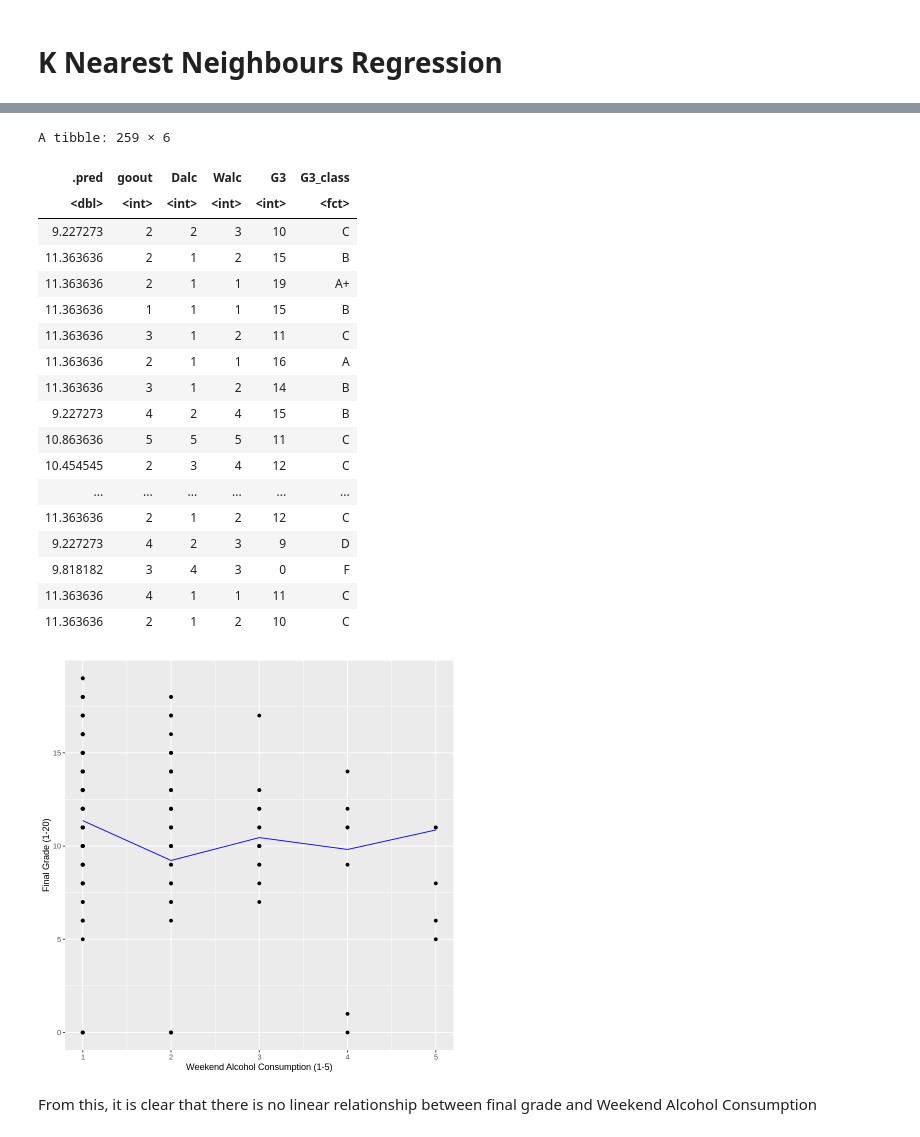
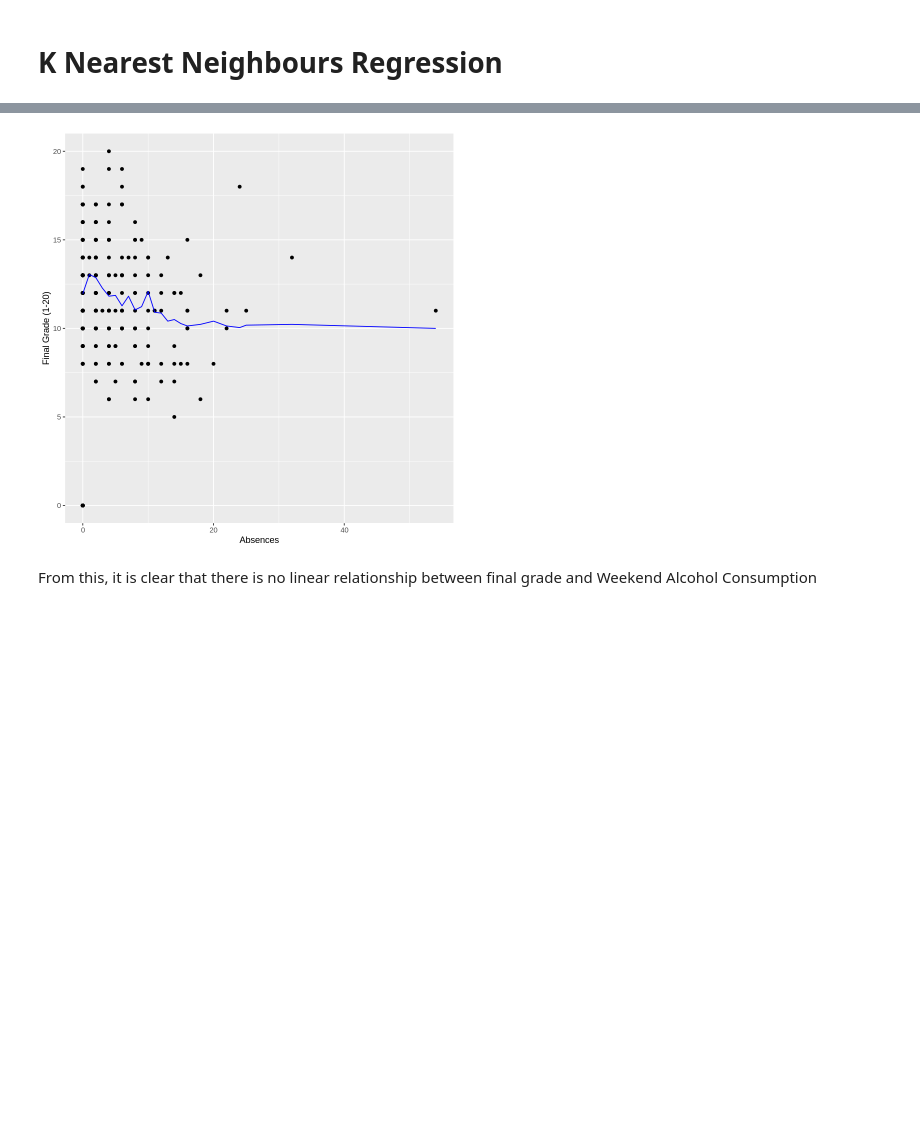
Before and after one commit to eto168/DSCI100_team24_project_proposal, a Jupyter notebook: Project-Report.ipynb, the cells around one changed output, grey strips where cells are left out. Saved outputs shown, nothing was run; the diff lists cells and outputs as text; code cells hidden in the pictures; blank space fills up the shorter version.

```diff
--- a/Project-Report.ipynb
+++ b/Project-Report.ipynb
@@ -94,7 +94,7 @@ total_set <- rbind(student_mat, student_por)
 
 #filter for desired columns
 filtered_set <- total_set %>%
-                select(goout, Dalc, Walc, G3)
+                select(goout, absences, Dalc, Walc, G3)
 
 #reduce the number of classes our model needs to predict by grouping final grades (G3)
 #here, we use the portugese grading system found at: https://www.scholaro.com/pro/Countries/Portugal/Grading-System
@@ -437,9 +453,7 @@ To see if we can come up with an accurate predictor, perhaps we can try to use K
 # K Nearest Neighbours __Regression__
 # %%
 #Here, we will be predicting G3, a quantitative final grade.
-#For simplicity, we will try to predict with one variable: Workday Alcohol Consumption (Dalc)
-
-
+#For simplicity, we will try to predict with one variable: Absences
 data_train_no_class <- data_train %>%
     select(-G3_class)
 
@@ -457,7 +471,7 @@ nrow(data_train_no_class)
 
 
 #Here, we create another recipe to be used in the workflow. We use the upsampled dataframe as the same with the Classifier.
-lg_regression_recipe <- recipe(G3 ~ Dalc,
+lg_regression_recipe <- recipe(G3 ~ absences,
                               data = data_train_no_class) %>%
     step_scale(all_predictors()) %>%
     step_center(all_predictors())
@@ -469,7 +483,7 @@ lg_knn_regression_spec <- nearest_neighbor(weight_func = "rectangular",
     set_mode("regression")
 
 #Cross validate to find best K
-lg_knn_regression_cv <- vfold_cv(data_train_no_grade, v = 10, strata = G3)
+lg_knn_regression_cv <- vfold_cv(data_train_no_class, v = 10, strata = G3)
 
 knn_metrics_regression <- workflow() %>%
   add_recipe(lg_regression_recipe) %>%
@@ -541,38 +555,19 @@ A tibble: 3 × 3
 # %%
 #Plot the KNN regression
 plot_final <- predictions %>%
-    ggplot(aes(x = Dalc,
+    ggplot(aes(x = absences,
                y = G3)) +
     geom_point() +
-    labs(x = "Weekend Alcohol Consumption (1-5)",
+    labs(x = "Absences",
          y = "Final Grade (1-20)") +
     geom_line(data = predictions,
-              aes(x = Dalc,
+              aes(x = absences,
                   y = .pred),
               colour = "blue")
 
 plot_final
 # %% [output]
-A tibble: 259 × 6
-| .pred | goout | Dalc | Walc | G3 | G3_class |
-| <dbl> | <int> | <int> | <int> | <int> | <fct> |
-| 9.227273 | 2 | 2 | 3 | 10 | C |
-| 11.363636 | 2 | 1 | 2 | 15 | B |
-| 11.363636 | 2 | 1 | 1 | 19 | A+ |
-| 11.363636 | 1 | 1 | 1 | 15 | B |
-| 11.363636 | 3 | 1 | 2 | 11 | C |
-| 11.363636 | 2 | 1 | 1 | 16 | A |
-| 11.363636 | 3 | 1 | 2 | 14 | B |
-| 9.227273 | 4 | 2 | 4 | 15 | B |
-| 10.863636 | 5 | 5 | 5 | 11 | C |
-| 10.454545 | 2 | 3 | 4 | 12 | C |
-| ... | ... | ... | ... | ... | ... |
-| 11.363636 | 2 | 1 | 2 | 12 | C |
-| 9.227273 | 4 | 2 | 3 | 9 | D |
-| 9.818182 | 3 | 4 | 3 | 0 | F |
-| 11.363636 | 4 | 1 | 1 | 11 | C |
-| 11.363636 | 2 | 1 | 2 | 10 | C |
-[figure, old version]
+[figure, new version]
 # %% [markdown]
 From this, it is clear that there is no linear relationship between final grade and Weekend Alcohol Consumption
 # %% [markdown]
```
Also changed, not shown: parts of 12 cells of this notebook.
